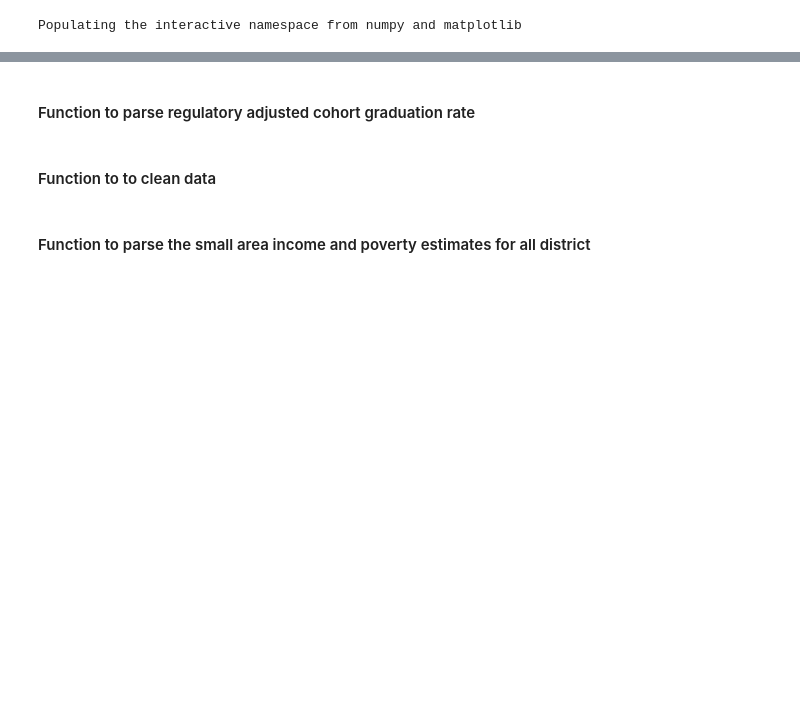
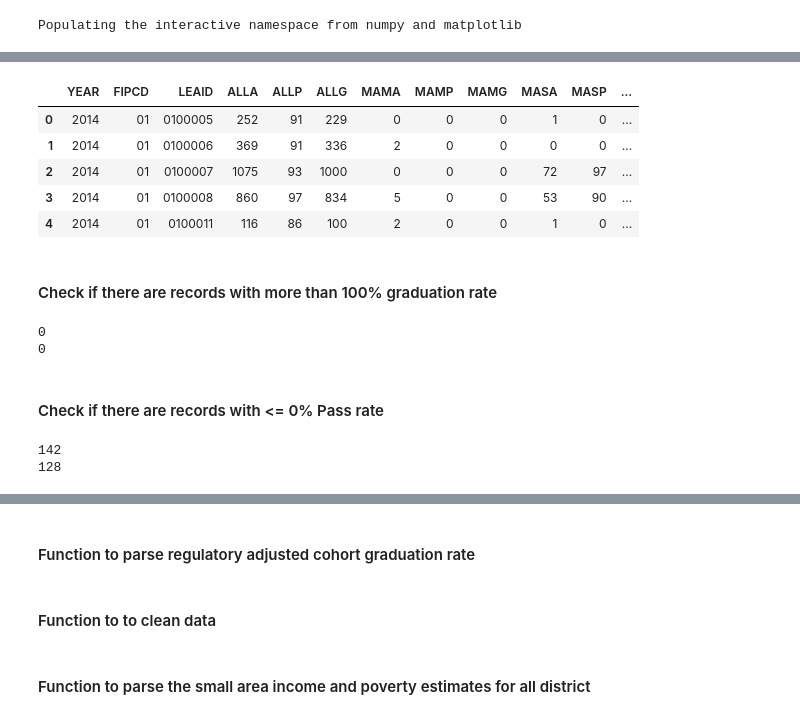
Before and after one commit to msubhabrata3/high-school-graduation-rate, a Jupyter notebook: high-school-dropout-dataset.ipynb, the cells around one changed output, grey strips where cells are left out. Drawn from its saved outputs; the diff is of its cells as text; code cells hidden in the pictures; blank space fills up the shorter version.

```diff
--- a/high-school-dropout-dataset.ipynb
+++ b/high-school-dropout-dataset.ipynb
@@ -8,0 +49,25 @@ Populating the interactive namespace from numpy and matplotlib
+# %%
+acgr2014.iloc[:5,:15]
+# %% [output]
+|  | YEAR | FIPCD | LEAID | ALLA | ALLP | ALLG | MAMA | MAMP | MAMG | MASA | MASP | ... |
+| 0 | 2014 | 01 | 0100005 | 252 | 91 | 229 | 0 | 0 | 0 | 1 | 0 | ... |
+| 1 | 2014 | 01 | 0100006 | 369 | 91 | 336 | 2 | 0 | 0 | 0 | 0 | ... |
+| 2 | 2014 | 01 | 0100007 | 1075 | 93 | 1000 | 0 | 0 | 0 | 72 | 97 | ... |
+| 3 | 2014 | 01 | 0100008 | 860 | 97 | 834 | 5 | 0 | 0 | 53 | 90 | ... |
+| 4 | 2014 | 01 | 0100011 | 116 | 86 | 100 | 2 | 0 | 0 | 1 | 0 | ... |
+# %% [markdown]
+#### Check if there are records with more than 100% graduation rate
+# %%
+print(len(df2011[df2011['ALLP'] > 100]))
+print(len(df2014[df2014['ALLP'] > 100]))
+# %% [output]
+0
+0
+# %% [markdown]
+#### Check if there are records with <= 0% Pass rate
+# %%
+print(len(df2011[df2011['ALLP'] <= 0]))
+print(len(df2014[df2014['ALLP'] <= 0]))
+# %% [output]
+142
+128
```
Also changed, not shown: parts of 33 cells of this notebook.
